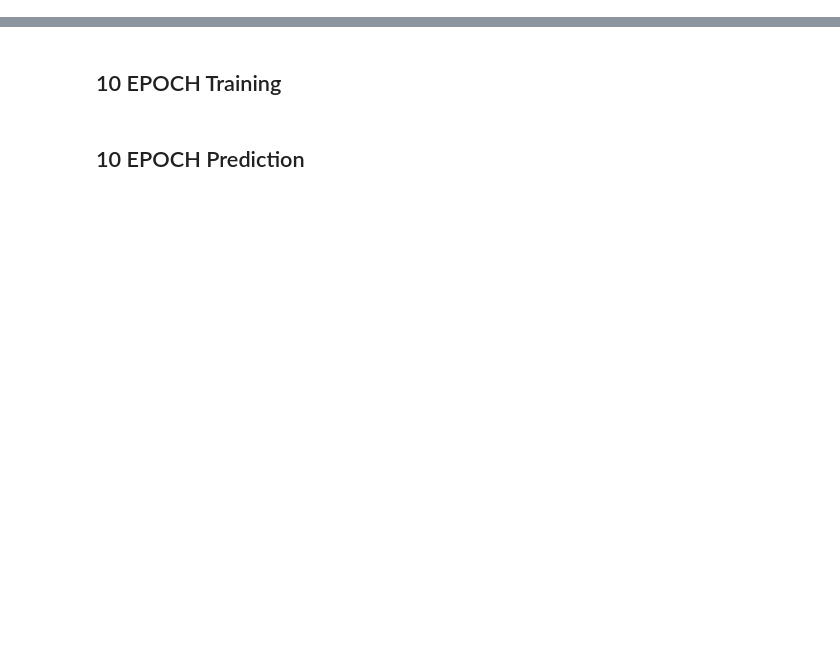
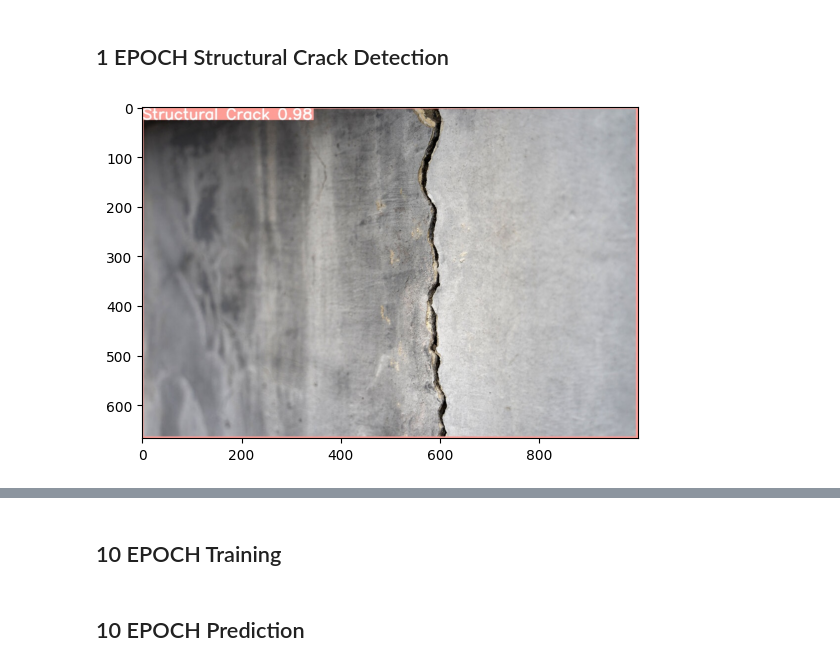
Before and after one commit to aaronbonnerATU/Research-Project, a Jupyter notebook: CrackDetectionYOLOv8Code.ipynb, the cells around one changed output, grey strips where cells are left out. Cells and saved outputs as stored; diff of their text form; code cells hidden in the pictures; blank space fills up the shorter version.

Commit message:
Updated YOLOv8 code to show results

```diff
--- a/CrackDetectionYOLOv8Code.ipynb
+++ b/CrackDetectionYOLOv8Code.ipynb
@@ -51,0 +60,11 @@ ultralytics.checks()
+# %% [markdown]
+## 1 EPOCH Structural Crack Detection
+# %%
+from matplotlib import pyplot as plt
+from PIL import Image
+
+img = Image.open('C:/00FinalYearProject/runs/detect/1EpochYOLOv8 Detection/crack1.jpg')
+plt.imshow(img)
+plt.show()
+# %% [output]
+[figure, added]
```
Also changed, not shown: parts of 33 cells of this notebook.
